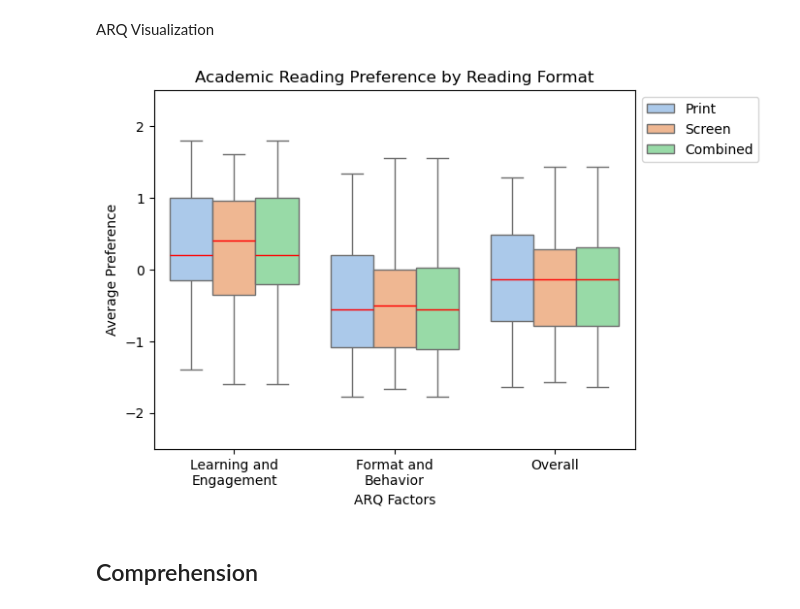
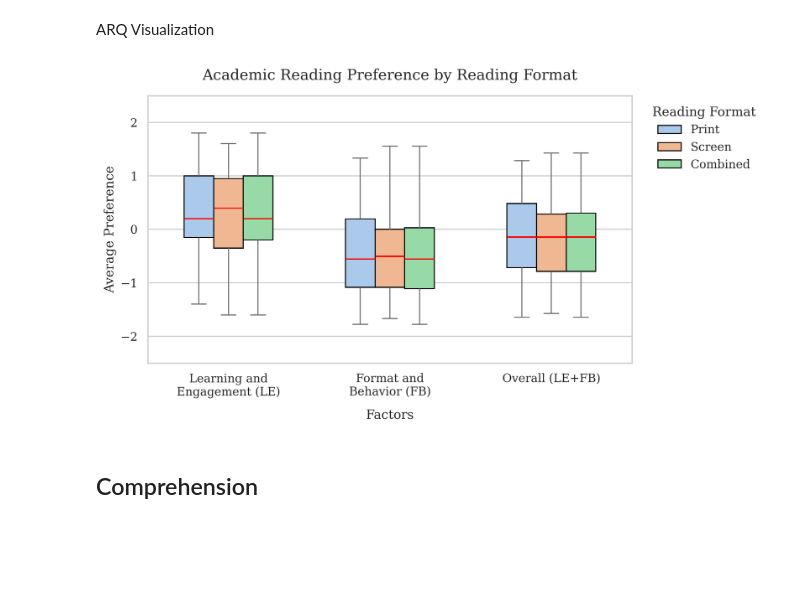
Before and after one commit to KyleCarlo/ScreenVSPrint, a Jupyter notebook: Notebook.ipynb, the cells around one changed output. Drawn from its saved outputs; the diff is of its cells as text; code cells hidden in the pictures; blank space fills up the shorter version.

Commit message:
added figures and tables

```diff
--- a/Notebook.ipynb
+++ b/Notebook.ipynb
@@ -135,0 +121,3 @@ False
+# %%
+colleges = df['college'].value_counts().reset_index()
+sex = df['sex'].value_counts().reset_index()
@@ -377,31 +428,90 @@ arq_median_samp.iloc[:,1:].groupby('format').median()
 # %% [markdown]
 ARQ Visualization
 # %%
-arq_median_samp_long = arq_median_samp.melt(id_vars=['format'], value_vars=['learn_engage', 'format_behave', 'arq_overall'], var_name='arq', value_name='average')
+# --- Prepare data ---
+arq_median_samp_long = arq_median_samp.melt(
+    id_vars=['format'],
+    value_vars=['learn_engage', 'format_behave', 'arq_overall'],
+    var_name='arq',
+    value_name='average'
+)
+
+# Add combined row for overall
 arq_median_samp_long_2 = arq_median_samp_long.copy()
 arq_median_samp_long_2['format'] = 'Combined'
 arq_median_long_combined = pd.concat([arq_median_samp_long, arq_median_samp_long_2])
-sns.boxplot(x='arq', y='average', hue='format', data=arq_median_long_combined, palette='pastel', medianprops={'color': 'red'})
 
-plt.legend(bbox_to_anchor=(1.00, 1), loc='upper left')
+# --- ACM CHI style ---
+plt.figure(figsize=(9, 5), dpi=300)
+sns.set_theme(style="whitegrid")
 
-plt.title('Academic Reading Preference by Reading Format')
+plt.rcParams["font.family"] = "serif"
+plt.rcParams['axes.labelsize'] = 12
+plt.rcParams['xtick.labelsize'] = 11
+plt.rcParams['ytick.labelsize'] = 11
+plt.rcParams['axes.titlesize'] = 14
+
+pastel_colors = sns.color_palette("pastel")
+
+# Boxplot
+ax = sns.boxplot(
+    x='arq',
+    y='average',
+    hue='format',
+    data=arq_median_long_combined,
+    palette='pastel',
+    medianprops={'color': 'red', 'linewidth': 1.2},
+    boxprops={'edgecolor': 'black'},
+    width=0.55
+)
+
+# --- Add mean markers as X ---
+# means = arq_median_long_combined.groupby(['arq', 'format'])['average'].mean().reset_index()
+# hue_order = arq_median_long_combined['format'].unique()
+# width = 0.55
+
+# for i, factor in enumerate(arq_median_long_combined['arq'].unique()):
+#     for j, hue in enumerate(hue_order):
+#         mean_val = means[(means['arq']==factor) & (means['format']==hue)]['average'].values[0]
+#         n_hues = len(hue_order)
+#         x_pos = i - width/2 + j*(width/n_hues) + (width/(2*n_hues))
+#         ax.scatter(
+#             x_pos,
+#             mean_val,
+#             color=pastel_colors[j],
+#             edgecolor='black',
+#             s=80,
+#             marker='x',
+#             linewidths=2,
+#             zorder=10
+#         )
+
+# Legend outside
+plt.legend(
+    title='Reading Format',
+    bbox_to_anchor=(1.02, 1),
+    loc='upper left',
+    frameon=False
+)
+
+# Labels and title (plain serif font)
+plt.title('Academic Reading Preference by Reading Format', pad=15)
 plt.ylabel('Average Preference')
-plt.xlabel('ARQ Factors')
+plt.xlabel('Factors', labelpad=10)
 plt.xticks(
-    ticks=range(3),          # positions of the ticks
-    labels=['Learning and\nEngagement', 'Format and\nBehavior', 'Overall']
+    ticks=range(3),
+    labels=['Learning and\nEngagement (LE)', 'Format and\nBehavior (FB)', 'Overall (LE+FB)']
 )
-plt.ylim(-2.5,2.5)
-plt.savefig(
-    'Academic Reading Preference by Reading Format.png',
-    dpi=300,
-    bbox_inches='tight',
-    pad_inches=0.3
-)
+
+# Y-axis limits
+plt.ylim(-2.5, 2.5)
+
+# Save figure
+plt.tight_layout()
+plt.savefig('arq.png', dpi=300, bbox_inches='tight')
 plt.show()
 # %% [output]
-[figure, old version]
+[figure, new version]
 # %% [markdown]
 ## Comprehension
 # %%
```
Also changed, not shown: parts of 26 cells of this notebook, 18 other files.
